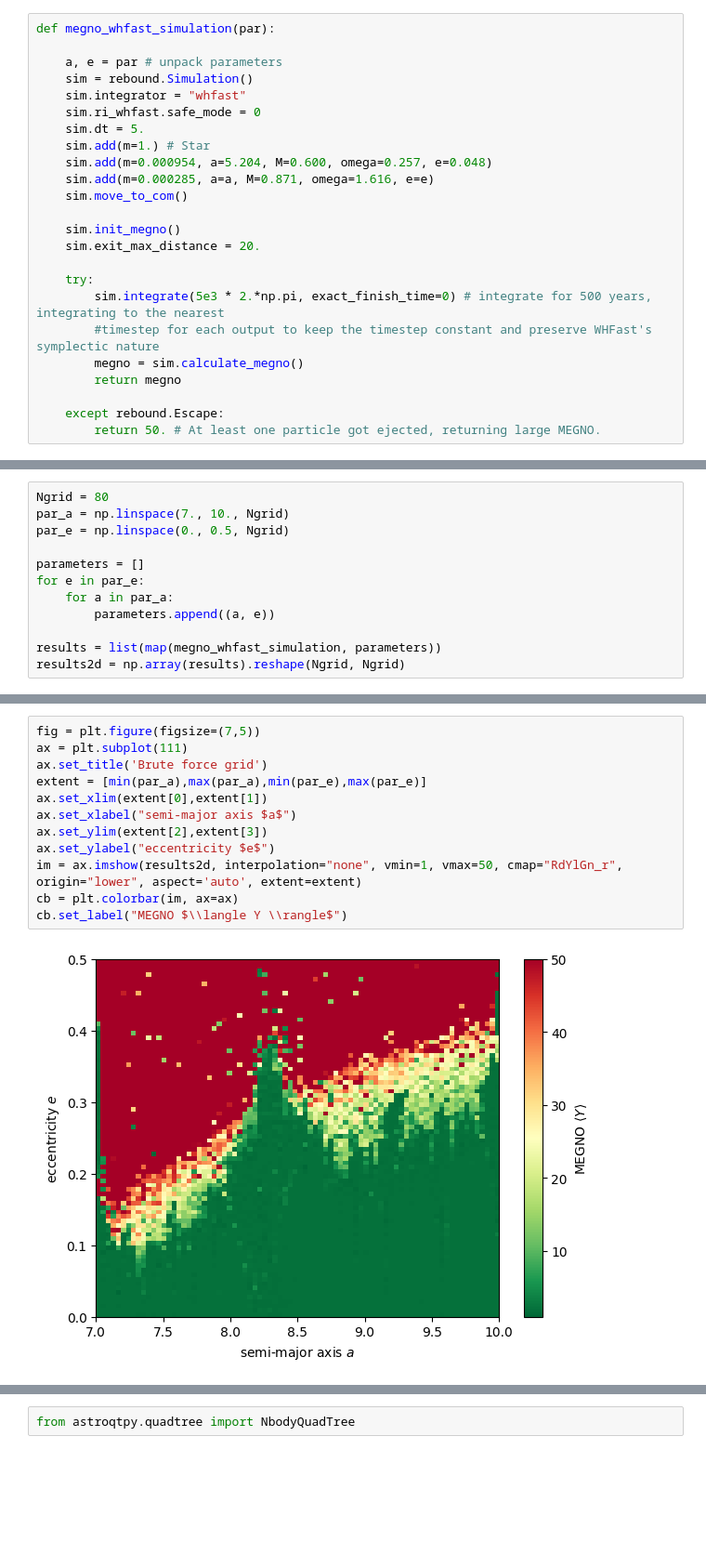
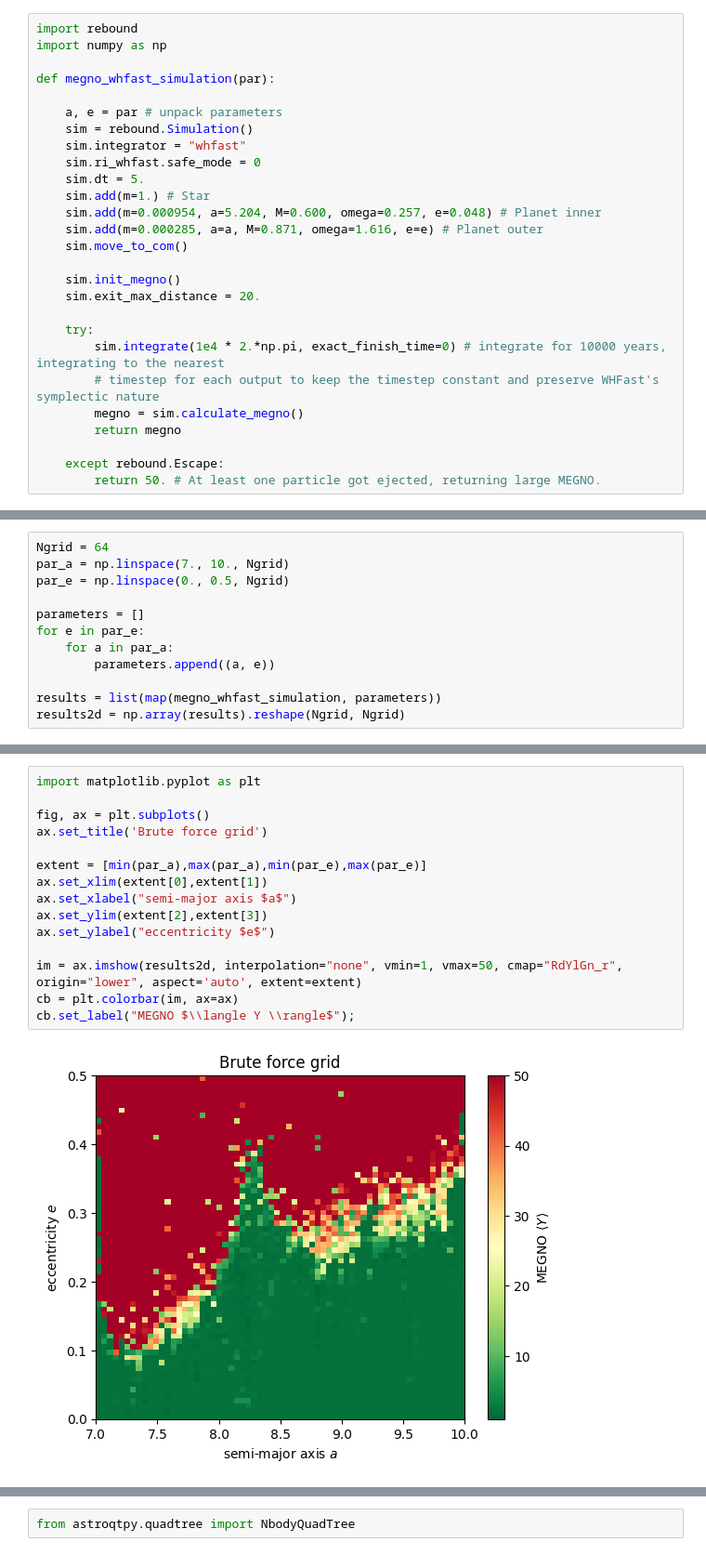
Before and after one commit to CalebHarada/astroQTpy, a Jupyter notebook: docs/source/tutorials/nbody_quadtree_tutorial.ipynb, the cells around one changed output, grey strips where cells are left out. Shown at 93% size. Saved outputs shown, nothing was run; the diff lists cells and outputs as text; blank space fills up the shorter version.

```diff
--- a/docs/source/tutorials/nbody_quadtree_tutorial.ipynb
+++ b/docs/source/tutorials/nbody_quadtree_tutorial.ipynb
@@ -7,4 +9,7 @@ import rebound
 # %%
+import rebound
+import numpy as np
+
 def megno_whfast_simulation(par):
 
     a, e = par # unpack parameters
@@ -13,16 +18,16 @@ def megno_whfast_simulation(par):
     sim.ri_whfast.safe_mode = 0
     sim.dt = 5.
     sim.add(m=1.) # Star
-    sim.add(m=0.000954, a=5.204, M=0.600, omega=0.257, e=0.048)
-    sim.add(m=0.000285, a=a, M=0.871, omega=1.616, e=e)
+    sim.add(m=0.000954, a=5.204, M=0.600, omega=0.257, e=0.048) # Planet inner
+    sim.add(m=0.000285, a=a, M=0.871, omega=1.616, e=e) # Planet outer
     sim.move_to_com()
 
     sim.init_megno()
     sim.exit_max_distance = 20.
 
     try:
-        sim.integrate(5e3 * 2.*np.pi, exact_finish_time=0) # integrate for 500 years, integrating to the nearest
-        #timestep for each output to keep the timestep constant and preserve WHFast's symplectic nature
+        sim.integrate(1e4 * 2.*np.pi, exact_finish_time=0) # integrate for 10000 years, integrating to the nearest
+        # timestep for each output to keep the timestep constant and preserve WHFast's symplectic nature
         megno = sim.calculate_megno()
         return megno
 
@@ -35,5 +44,5 @@ megno_whfast_simulation((7,0.1))
 # %%
-Ngrid = 80
+Ngrid = 64
 par_a = np.linspace(7., 10., Ngrid)
 par_e = np.linspace(0., 0.5, Ngrid)
 
@@ -47,14 +60,17 @@ results2d = np.array(results).reshape(Ngrid, Ngrid)
 # %%
-fig = plt.figure(figsize=(7,5))
-ax = plt.subplot(111)
+import matplotlib.pyplot as plt
+
+fig, ax = plt.subplots()
 ax.set_title('Brute force grid')
+
 extent = [min(par_a),max(par_a),min(par_e),max(par_e)]
 ax.set_xlim(extent[0],extent[1])
 ax.set_xlabel("semi-major axis $a$")
 ax.set_ylim(extent[2],extent[3])
 ax.set_ylabel("eccentricity $e$")
+
 im = ax.imshow(results2d, interpolation="none", vmin=1, vmax=50, cmap="RdYlGn_r", origin="lower", aspect='auto', extent=extent)
 cb = plt.colorbar(im, ax=ax)
-cb.set_label("MEGNO $\\langle Y \\rangle$")
+cb.set_label("MEGNO $\\langle Y \\rangle$");
 # %% [output]
-[figure, old version]
+[figure, new version]
```
Also changed, not shown: parts of 22 cells of this notebook, 5 other files.
